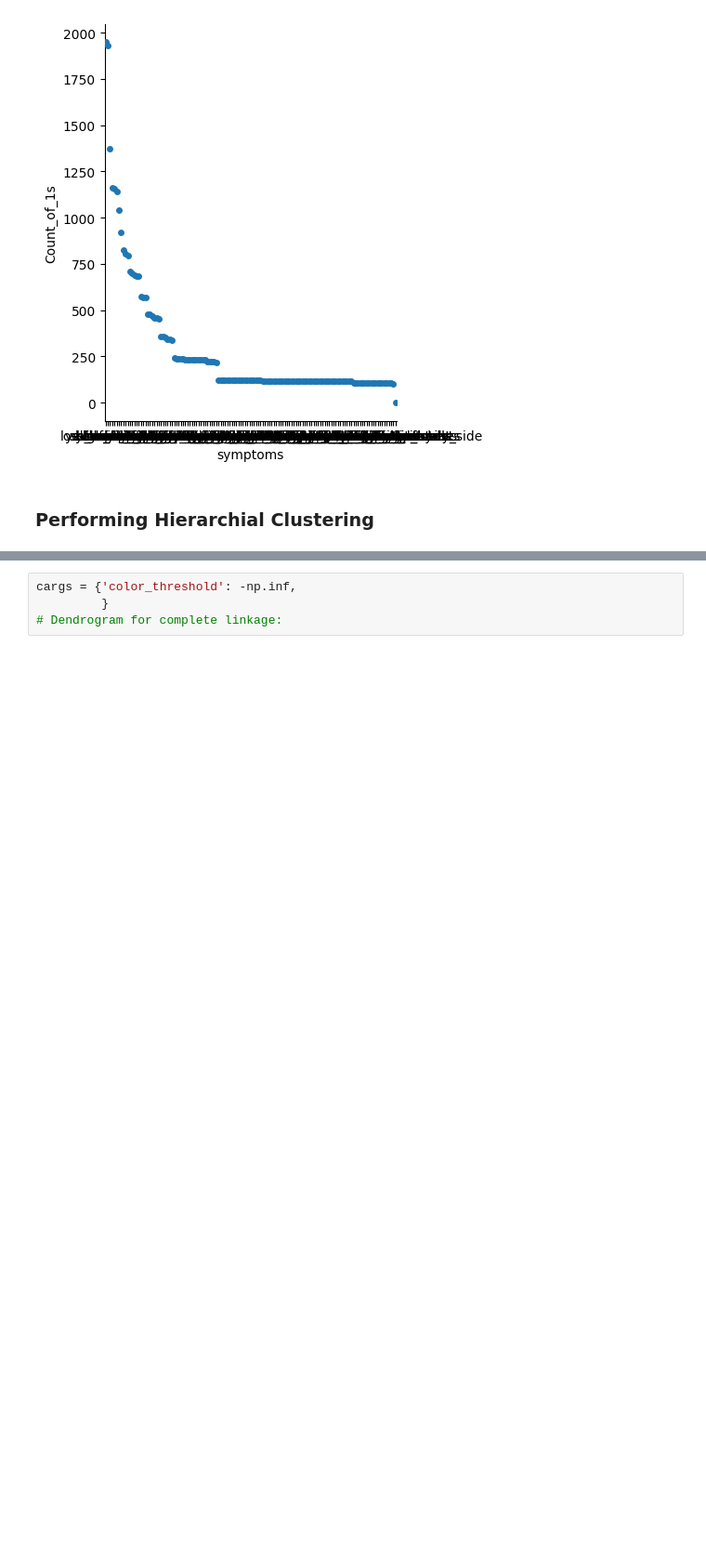
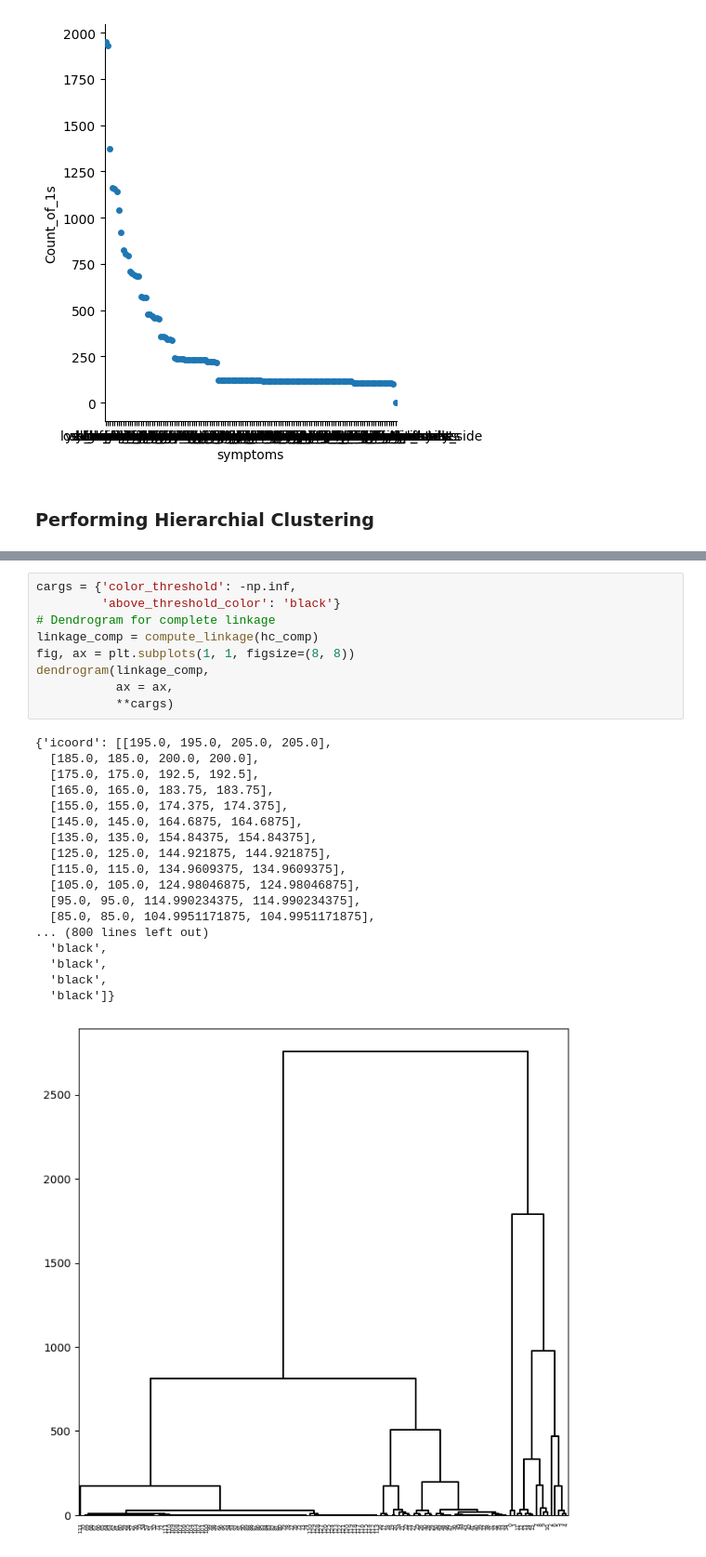
Before and after one commit to jmudong/Disease_Clustering, a Jupyter notebook: clustering.ipynb, the cells around one changed output, grey strips where cells are left out. Shown at 93% size. Drawn from its saved outputs; the diff is of its cells as text; blank space fills up the shorter version.

Commit message:
hierarchical w/ complete, single, & avg linkage

```diff
--- a/clustering.ipynb
+++ b/clustering.ipynb
@@ -210,5 +221,29 @@ AgglomerativeClustering(distance_threshold=0, linkage='complete',
                         n_clusters=None)
 # %%
 cargs = {'color_threshold': -np.inf,
-         }
-# Dendrogram for complete linkage:
+         'above_threshold_color': 'black'}
+# Dendrogram for complete linkage
+linkage_comp = compute_linkage(hc_comp)
+fig, ax = plt.subplots(1, 1, figsize=(8, 8))
+dendrogram(linkage_comp,
+           ax = ax,
+           **cargs)
+# %% [output]
+{'icoord': [[195.0, 195.0, 205.0, 205.0],
+  [185.0, 185.0, 200.0, 200.0],
+  [175.0, 175.0, 192.5, 192.5],
+  [165.0, 165.0, 183.75, 183.75],
+  [155.0, 155.0, 174.375, 174.375],
+  [145.0, 145.0, 164.6875, 164.6875],
+  [135.0, 135.0, 154.84375, 154.84375],
+  [125.0, 125.0, 144.921875, 144.921875],
+  [115.0, 115.0, 134.9609375, 134.9609375],
+  [105.0, 105.0, 124.98046875, 124.98046875],
+  [95.0, 95.0, 114.990234375, 114.990234375],
+  [85.0, 85.0, 104.9951171875, 104.9951171875],
+... (800 lines left out)
+  'black',
+  'black',
+  'black',
+  'black']}
+[figure, added]
```
Also changed, not shown: parts of 5 cells of this notebook.
